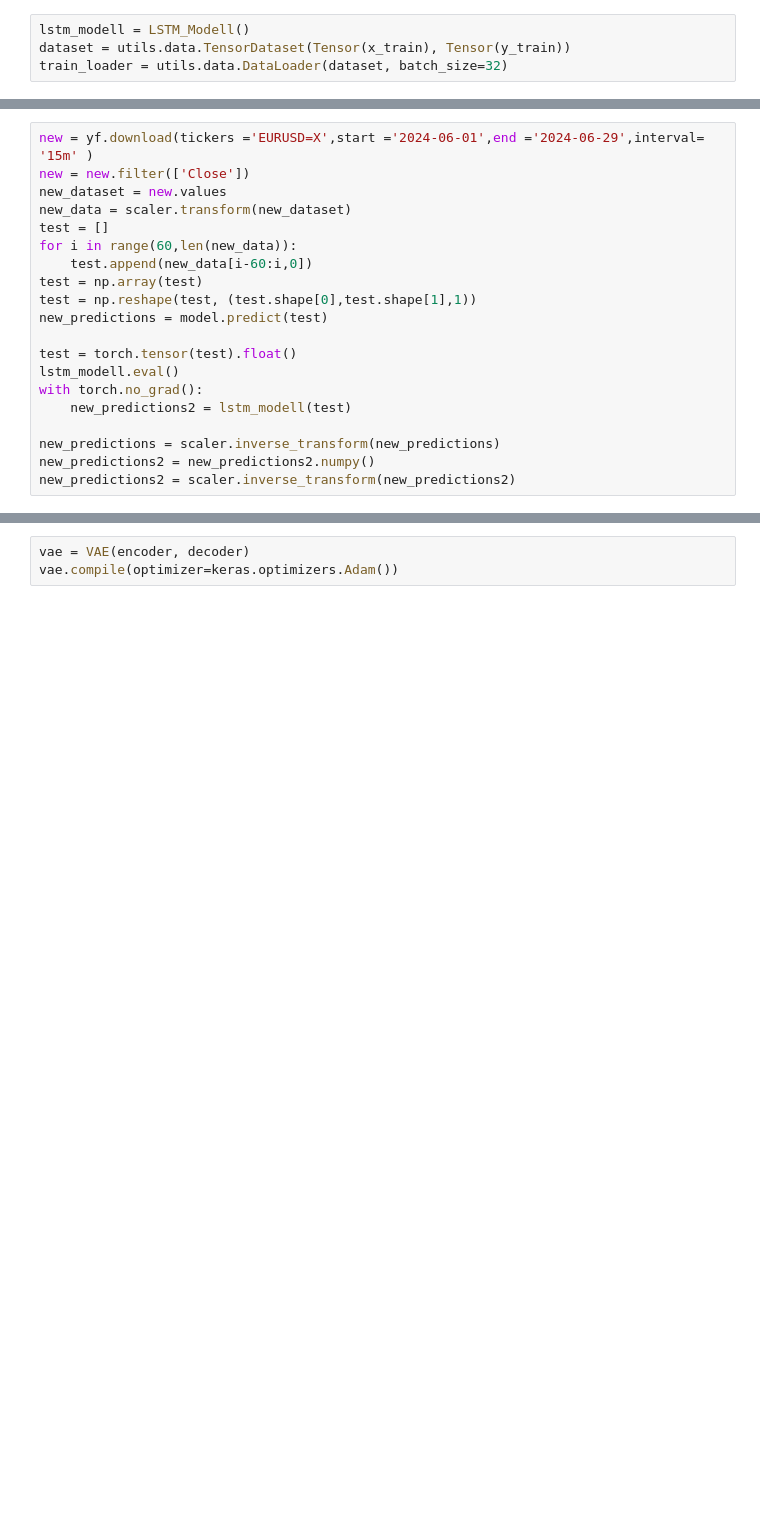
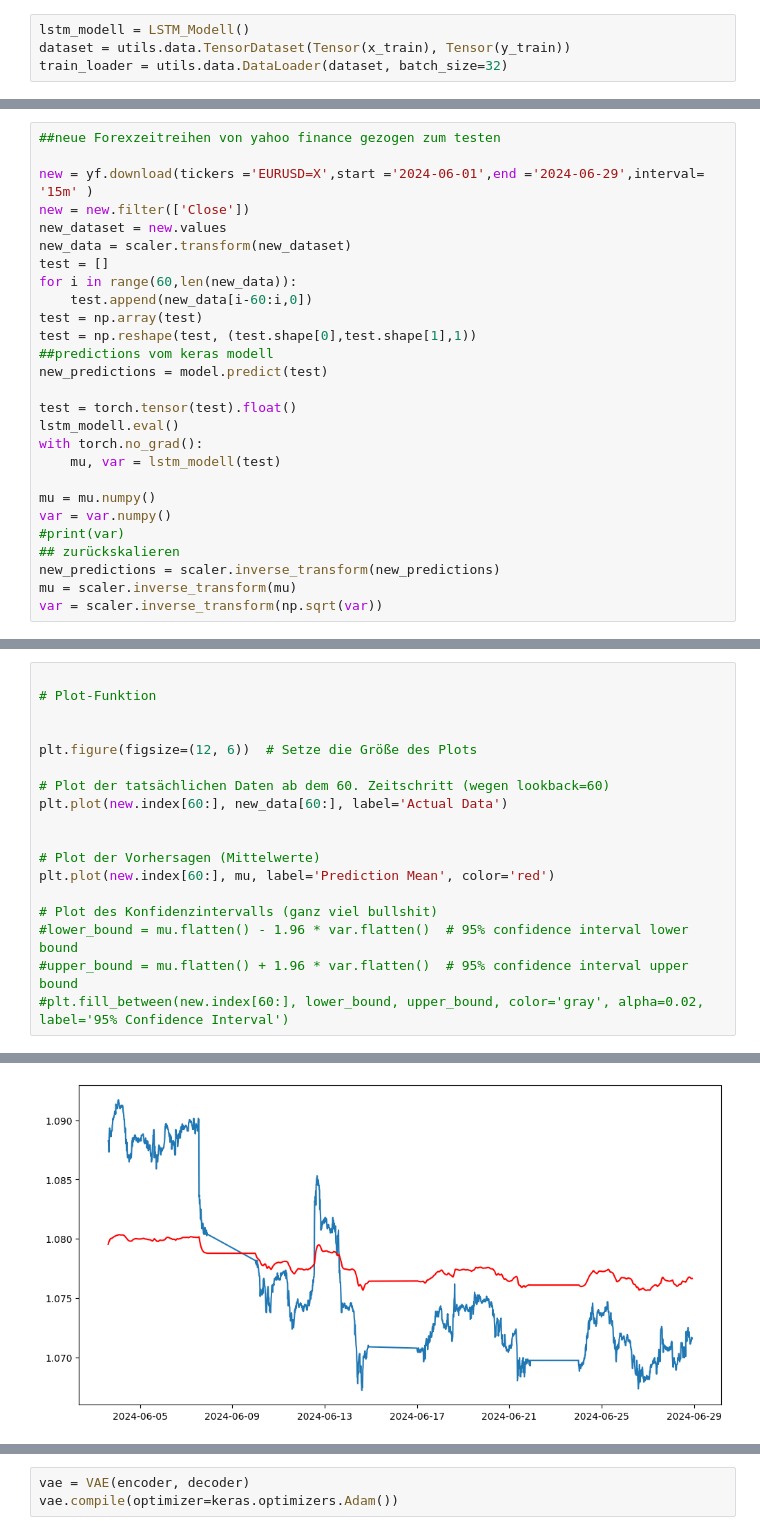
Before and after one commit to ArneTillmann/distributional-forex-prediction, a Jupyter notebook: preprecessing.ipynb, the cells around one changed output, grey strips where cells are left out. Cells and saved outputs as stored; diff of their text form; blank space fills up the shorter version.

```diff
--- a/preprecessing.ipynb
+++ b/preprecessing.ipynb
@@ -192,4 +179,6 @@ C:\Users\nilsw\AppData\Local\Packages\PythonSoftwareFoundation.Python.3.11_qbz5n
 # %%
+##neue Forexzeitreihen von yahoo finance gezogen zum testen
+
 new = yf.download(tickers ='EURUSD=X',start ='2024-06-01',end ='2024-06-29',interval= '15m' )
 new = new.filter(['Close'])
 new_dataset = new.values
@@ -199,15 +188,20 @@ for i in range(60,len(new_data)):
     test.append(new_data[i-60:i,0])
 test = np.array(test)
 test = np.reshape(test, (test.shape[0],test.shape[1],1))
+##predictions vom keras modell
 new_predictions = model.predict(test)
 
 test = torch.tensor(test).float()
 lstm_modell.eval()
 with torch.no_grad():
-    new_predictions2 = lstm_modell(test)
+    mu, var = lstm_modell(test)
 
+mu = mu.numpy()
+var = var.numpy()
+#print(var)
+## zurückskalieren
 new_predictions = scaler.inverse_transform(new_predictions)
-new_predictions2 = new_predictions2.numpy()
-new_predictions2 = scaler.inverse_transform(new_predictions2)
+mu = scaler.inverse_transform(mu)
+var = scaler.inverse_transform(np.sqrt(var))
 # %% [output]
 [*********************100%%**********************]  1 of 1 completed
@@ -247,0 +215,19 @@ from keras import layers
+# %%
+
+# Plot-Funktion
+
+
+plt.figure(figsize=(12, 6))  # Setze die Größe des Plots
+
+# Plot der tatsächlichen Daten ab dem 60. Zeitschritt (wegen lookback=60)
+plt.plot(new.index[60:], new_data[60:], label='Actual Data')
+
+
+# Plot der Vorhersagen (Mittelwerte)
+plt.plot(new.index[60:], mu, label='Prediction Mean', color='red')
+
+# Plot des Konfidenzintervalls (ganz viel bullshit)
+#lower_bound = mu.flatten() - 1.96 * var.flatten()  # 95% confidence interval lower bound
+#upper_bound = mu.flatten() + 1.96 * var.flatten()  # 95% confidence interval upper bound
+#plt.fill_between(new.index[60:], lower_bound, upper_bound, color='gray', alpha=0.02, label='95% Confidence Interval')
+# %% [output]
@@ -247,0 +235 @@ from keras import layers
+[figure, added]
```
Also changed, not shown: parts of 31 cells of this notebook, 10 other files.
